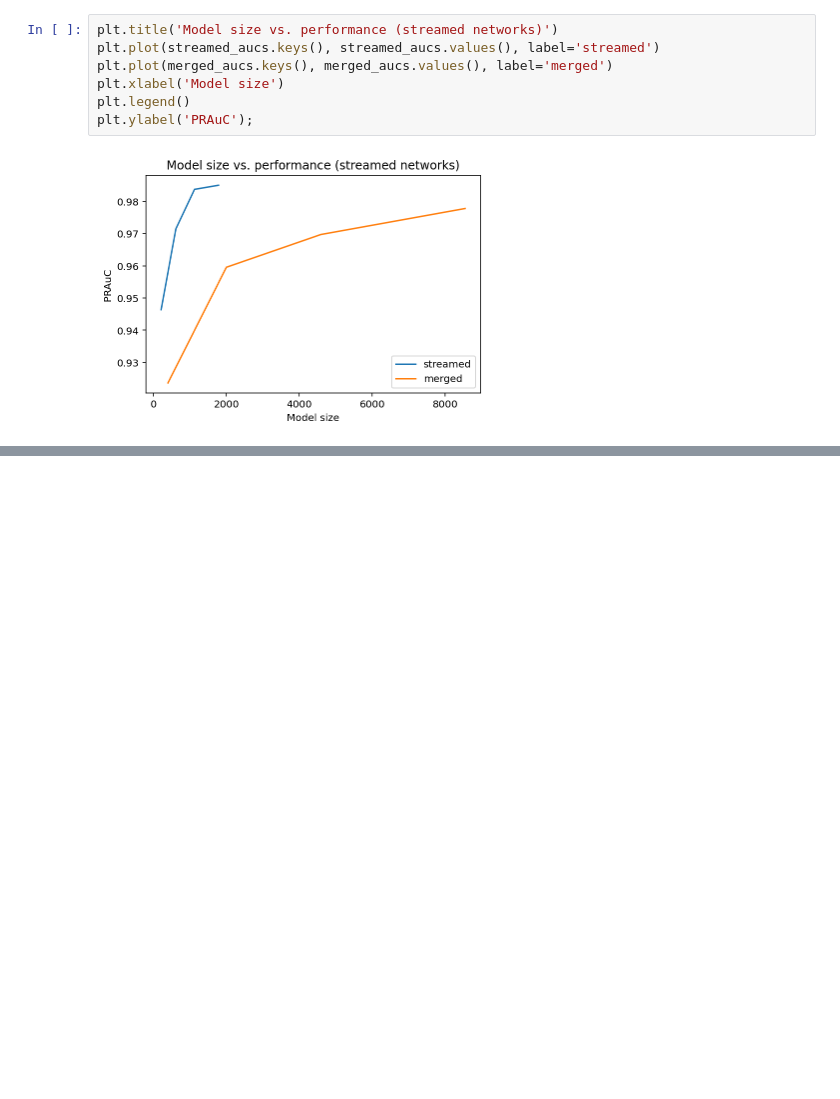
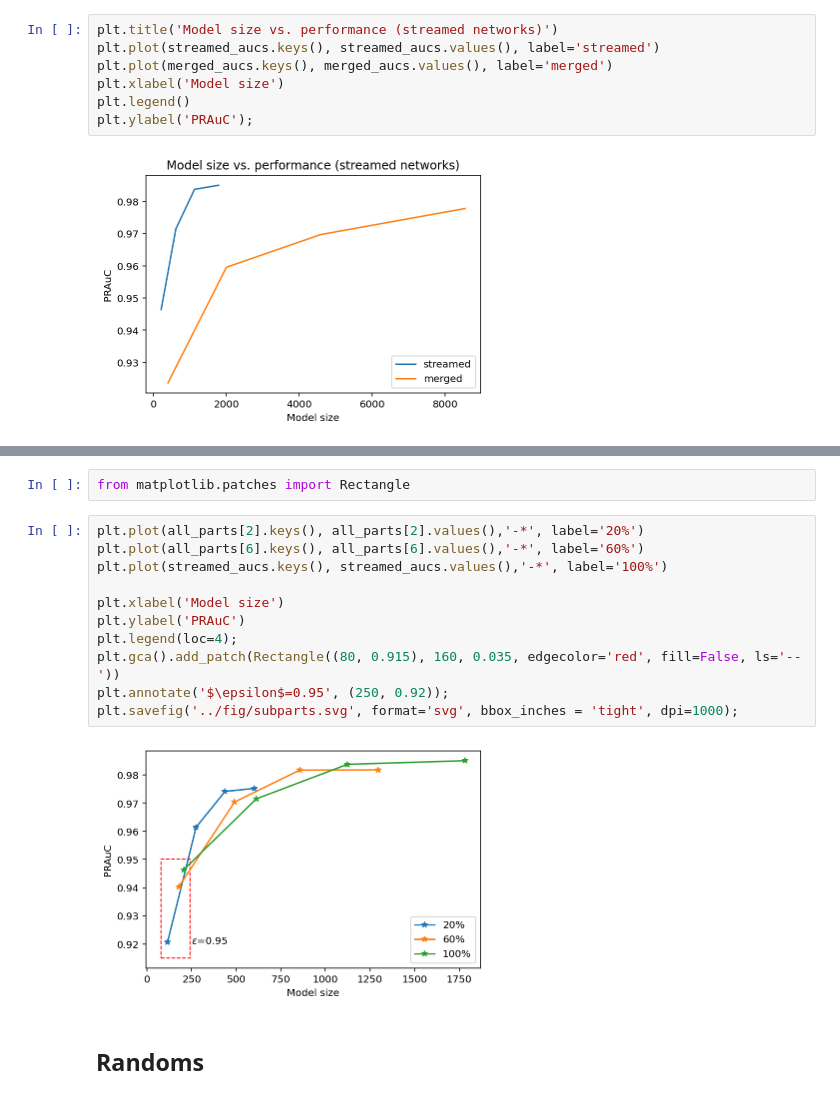
Before and after one commit to jrybicki-jsc/smms, a Jupyter notebook: graphla/cleans.ipynb, the cells around one changed output, grey strips where cells are left out. Drawn from its saved outputs; the diff is of its cells as text; blank space fills up the shorter version.

```diff
--- a/graphla/cleans.ipynb
+++ b/graphla/cleans.ipynb
@@ -115,0 +119,17 @@ plt.savefig('../fig/subparts.svg', format='svg', bbox_inches = 'tight', dpi=1000
+# %%
+from matplotlib.patches import Rectangle
+# %%
+plt.plot(all_parts[2].keys(), all_parts[2].values(),'-*', label='20%')
+plt.plot(all_parts[6].keys(), all_parts[6].values(),'-*', label='60%')
+plt.plot(streamed_aucs.keys(), streamed_aucs.values(),'-*', label='100%')
+
+plt.xlabel('Model size')
+plt.ylabel('PRAuC')
+plt.legend(loc=4);
+plt.gca().add_patch(Rectangle((80, 0.915), 160, 0.035, edgecolor='red', fill=False, ls='--'))
+plt.annotate('$\epsilon$=0.95', (250, 0.92));
+plt.savefig('../fig/subparts.svg', format='svg', bbox_inches = 'tight', dpi=1000);
+# %% [output]
+[figure, added]
+# %% [markdown]
+## Randoms
```
Also changed, not shown: parts of 9 cells of this notebook.
